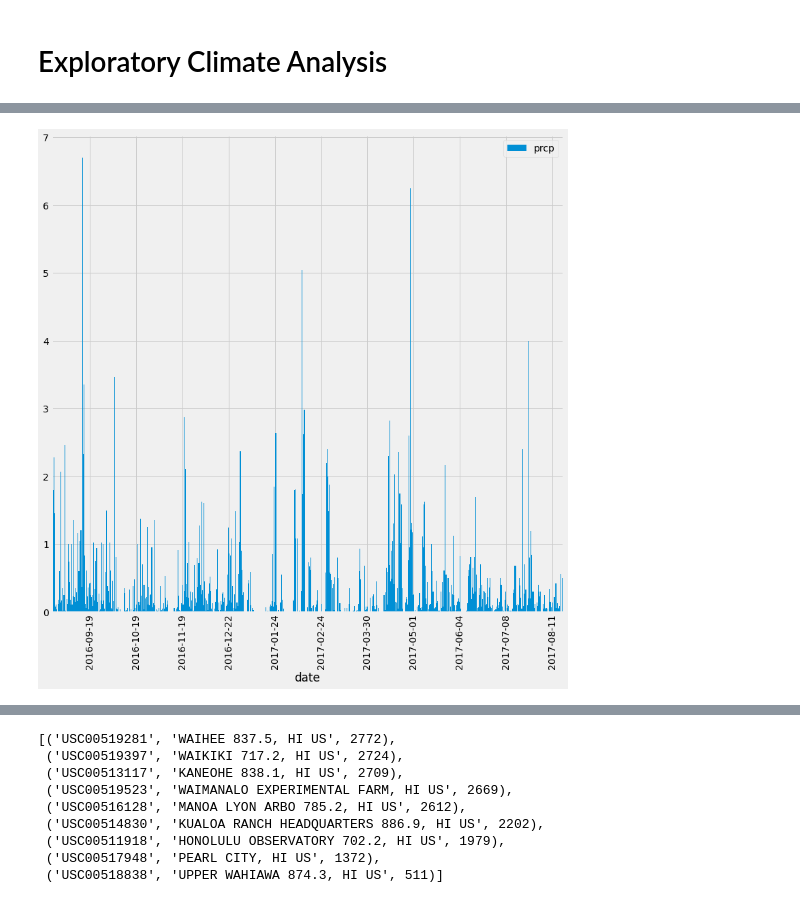
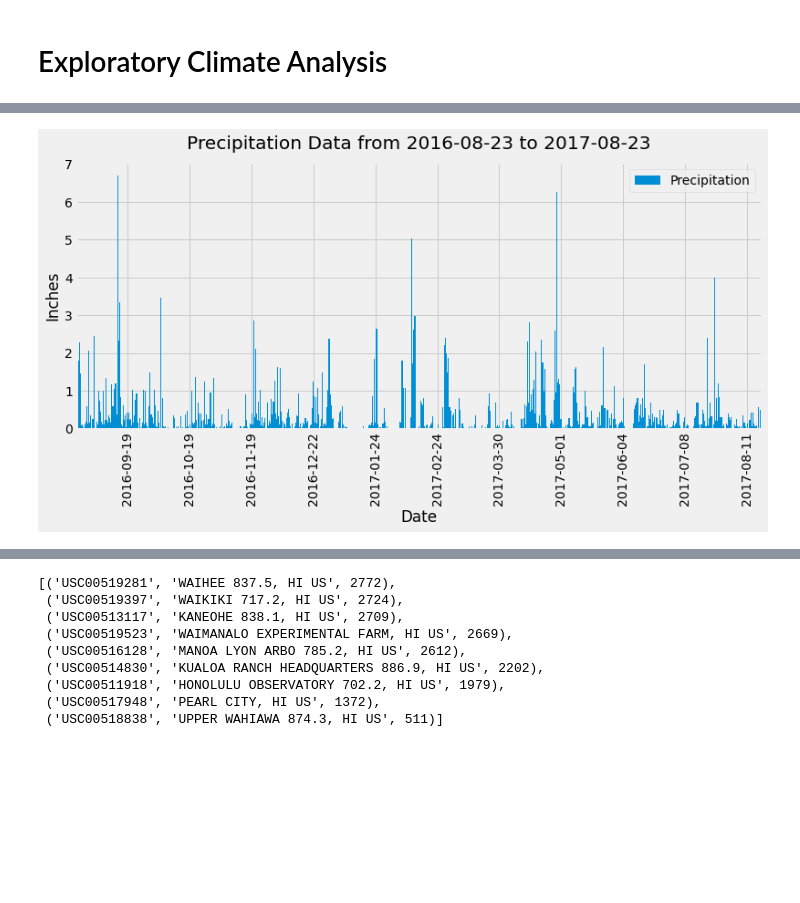
Before and after one commit to FernB/sqlalchemy-challenge, a Jupyter notebook: climate_starter.ipynb, the cells around one changed output, grey strips where cells are left out. Cells and saved outputs as stored; diff of their text form; code cells hidden in the pictures; blank space fills up the shorter version.

```diff
--- a/climate_starter.ipynb
+++ b/climate_starter.ipynb
@@ -79,53 +62,36 @@ df
 # %%
 # Design a query to retrieve the last 12 months of precipitation data and plot the results
 
 # Calculate the date 1 year ago from the last data point in the database
 
 lastdate = session.query(func.max(Measurement.date))
 enddate = dt.datetime.strptime(lastdate[0][0], '%Y-%m-%d').date()
 startdate = enddate.replace(enddate.year - 1)
 
 # Perform a query to retrieve the data and precipitation scores
 
-#data12mo = session.query(Measurement.date, func.sum(Measurement.prcp)).group_by(Measurement.date).filter(Measurement.date >= startdate)
-
 data12mo = session.query(Measurement.date, Measurement.prcp).filter(Measurement.date >= startdate).filter(Measurement.prcp.isnot(None))
-
-
-xts = np.arange(startdate, enddate, np.timedelta64(60, 'D'))
 
 
 
 # # Save the query results as a Pandas DataFrame and set the index to the date column
 df = pd.read_sql(data12mo.statement, engine)
-#df = pd.DataFrame(data12mo)
-
-# df.dropna(axis = 0, inplace = True)
-
 
 df.set_index('date', inplace = True)
+df.rename(columns = {"prcp":"Precipitation"}, inplace = True)
 
 # # # Sort the dataframe by date
 df.sort_values(['date'], inplace = True)
 # # # Use Pandas Plotting with Matplotlib to plot the data
-df.plot(kind='bar',figsize=(12,12),width=3)
-
-
-# plt.xticks(xts)
-# plt.figure(figsize=(12,12))
-
-# plt.bar(df.index, df['prcp'],width=1)
-
-
-
-# fig, ax = plt.subplots()
-# ax.plot('date', 'adj_close', data=data)
+df.plot(kind='bar',figsize=(12,5),width=3)
 
 # Major ticks every 6 months.
 fmt_half_year = mdates.MonthLocator(interval=6)
-#ax.xaxis.set_major_locator(fmt_half_year)
 plt.gca().xaxis.set_major_locator(fmt_half_year)
 plt.xticks(rotation=90)
+plt.ylabel("Inches")
+plt.xlabel("Date")
+plt.title(f"Precipitation Data from {startdate} to {enddate}", pad = 15)
 plt.show()
 # %% [output]
-[figure, old version]
+[figure, new version]
```
Also changed, not shown: parts of 20 cells of this notebook, 1 other file.
